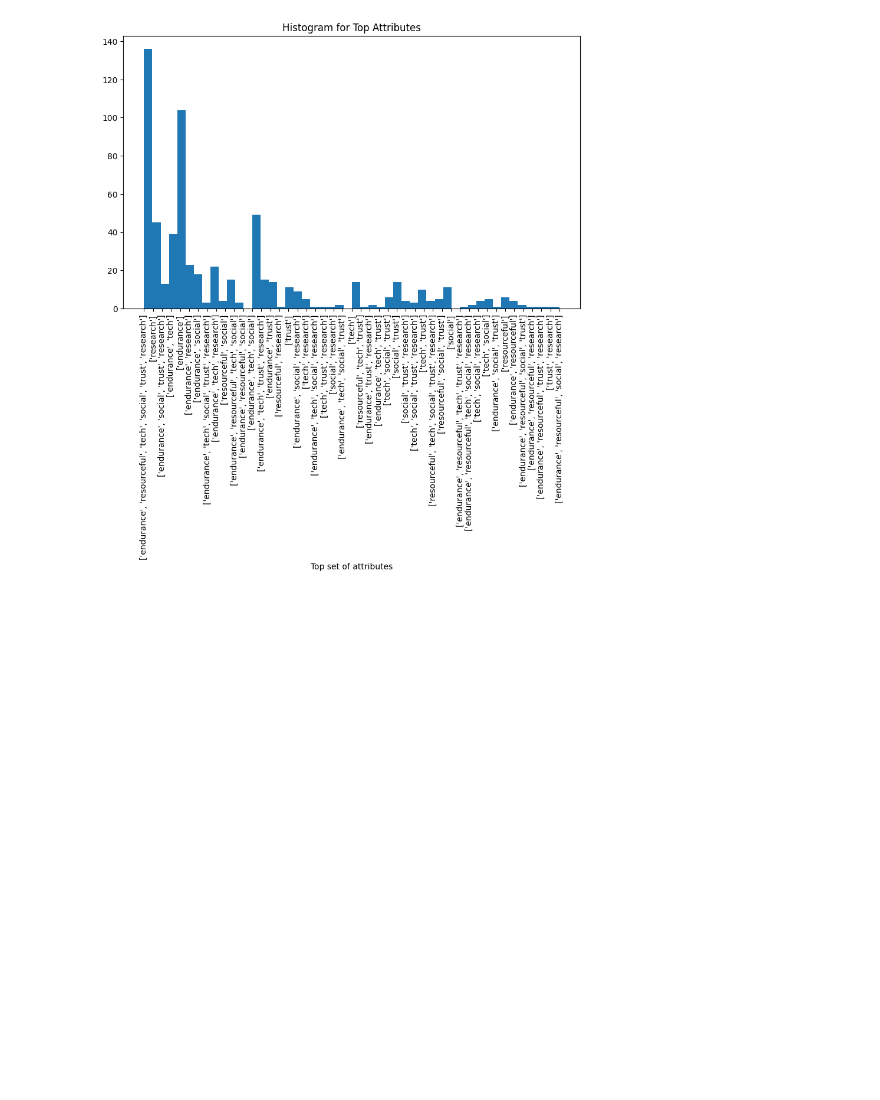
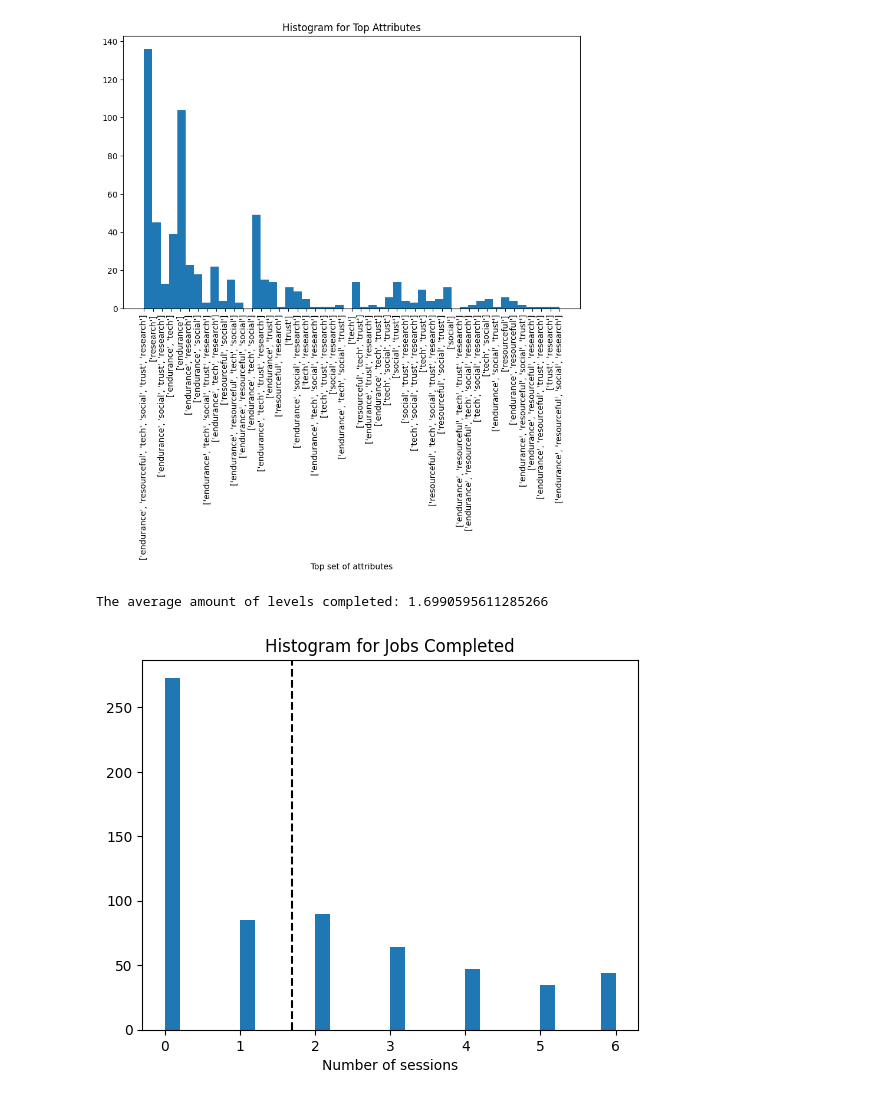
Before and after one commit to opengamedata/opengamedata-samples, a Jupyter notebook: JOURNALISM/templates/Journalism_template_players.ipynb, the cells around one changed output. Saved outputs shown, nothing was run; the diff lists cells and outputs as text; code cells hidden in the pictures; blank space fills up the shorter version.

```diff
--- a/JOURNALISM/templates/Journalism_template_players.ipynb
+++ b/JOURNALISM/templates/Journalism_template_players.ipynb
@@ -261,0 +306,13 @@ columns = ['lvl1_LevelCompleted', 'lvl2_LevelCompleted', 'lvl3_LevelCompleted',
+# %%
+df_column = df_session['QuitLevel'] #column must be integers
+# %%
+#jobs completed
+f, ax = plt.subplots()
+ax.hist(df_column, bins=30)
+ax.axvline(x=df_column.mean(), linestyle='--', color='k', label="Median")
+ax.set_xlabel("Number of sessions")
+ax.set_title("Histogram for Jobs Completed")
+print(f'The average amount of levels completed: {df_column.mean()}')
+# %% [output]
+The average amount of levels completed: 1.6990595611285266
+[figure, added]
```
Also changed, not shown: parts of 9 cells of this notebook.
